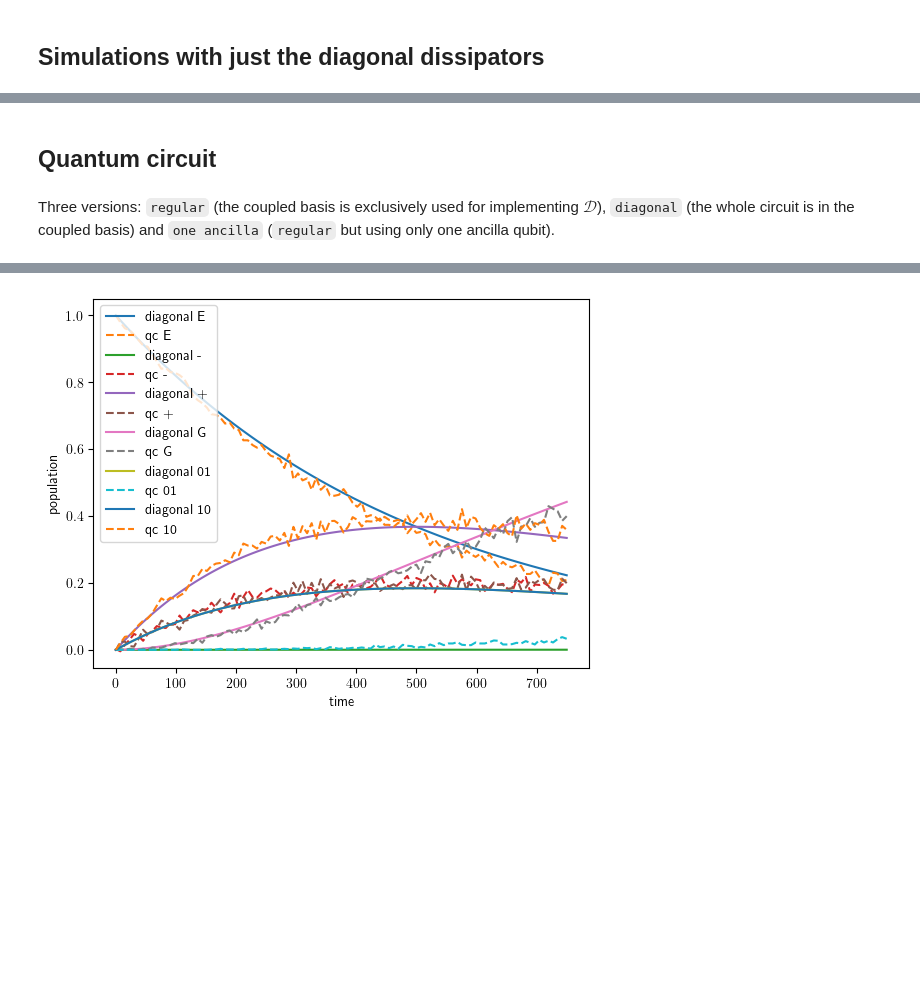
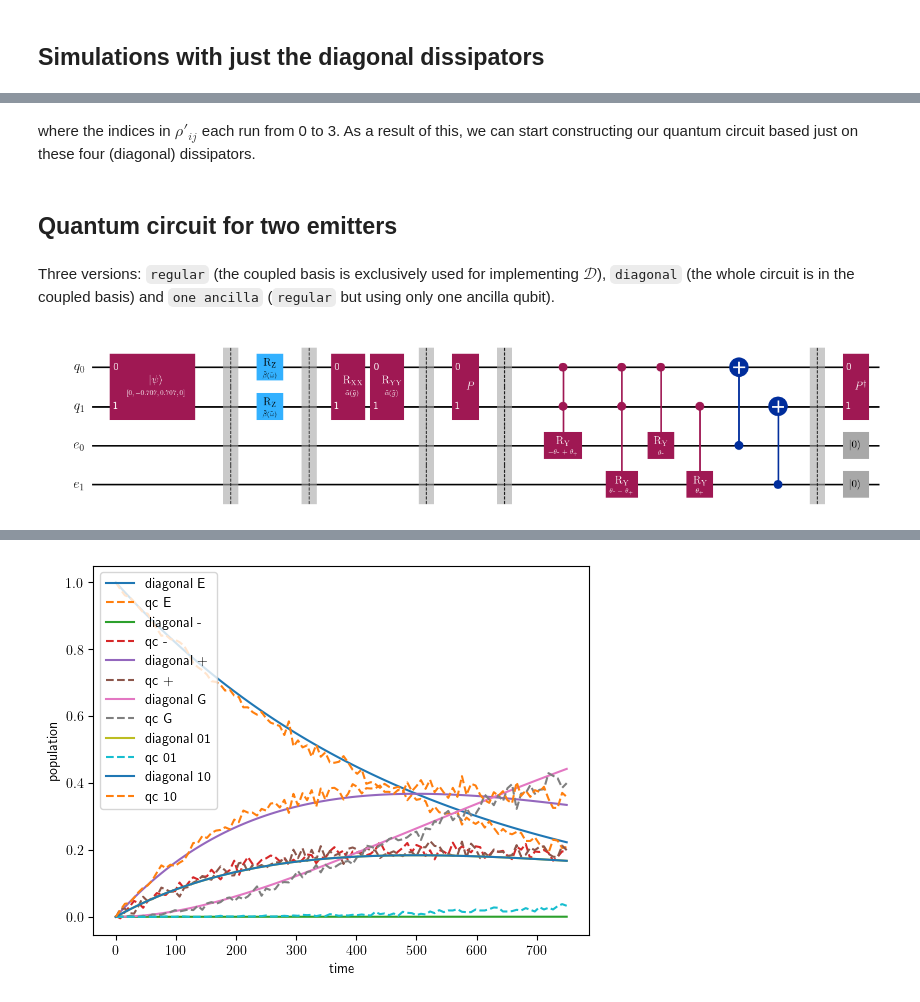
Before and after one commit to bentirher/dissipative-dynamics, a Jupyter notebook: main.ipynb, the cells around one changed output, grey strips where cells are left out. Saved outputs shown, nothing was run; the diff lists cells and outputs as text; code cells hidden in the pictures; blank space fills up the shorter version.

```diff
--- a/main.ipynb
+++ b/main.ipynb
@@ -249,5 +243,7 @@ plt.show()
+# %% [markdown]
+where the indices in $\rho'_{ij}$ each run from 0 to 3. As a result of this, we can start constructing our quantum circuit based just on these four (diagonal) dissipators.
 # %% [markdown]
-## Quantum circuit
+## Quantum circuit for two emitters
 # %% [markdown]
 Three versions: `regular` (the coupled basis is exclusively used for implementing $\mathcal{D}$), `diagonal` (the whole circuit is in the coupled basis) and `one ancilla` (`regular` but using only one ancilla qubit).
 # %%
@@ -300,34 +296,37 @@ u_decay = QuantumCircuit(system, environment)
 u_gate = Gate(name = 'P', params = [],num_qubits = 2, label = '$P$')
 
 u_dag_gate = Gate(name = 'Pdag', params = [], num_qubits = 2, label = '$P^{\\dag}$')
 
 u_decay.append(u_gate, system)
 
 u_decay.barrier()
 
 ccry_plus = ControlledGate(name = 'ryplus', num_qubits = 3, params = [theta_plus - theta_minus], num_ctrl_qubits= 2, base_gate = RYGate(theta_plus - theta_minus))
 
 ccry_minus = ControlledGate(name = 'ryminus', num_qubits = 3, params = [theta_minus - theta_plus], num_ctrl_qubits= 2, base_gate = RYGate(theta_minus - theta_plus))
 
 u_decay.append(ccry_plus, [system[0], system[1], environment[0]])
 
 u_decay.append(ccry_minus, [system[0], system[1], environment[1]])
 
 u_decay.cry(theta_minus, system[0], environment[0])
 u_decay.cx(environment[0], system[0])
 u_decay.cry(theta_plus, system[1], environment[1])
 u_decay.cx(environment[1], system[1])
 
 u_decay.barrier()
 
 u_decay.append(u_dag_gate, system)
 
 u_decay.reset(environment)
 
 u = init.compose(u_0).compose(u_int).compose(u_decay)
 
 a = u.draw('mpl')
-a.savefig('two_qubit_markovian_circuit')
+#a.savefig('two_qubit_markovian_circuit')
+a
+# %% [output]
+[figure, added]
 # %%
 from qiskit import QuantumCircuit, QuantumRegister
 from qiskit.circuit import Parameter, ControlledGate
```
Also changed, not shown: parts of 13 cells of this notebook, 9 other files.
